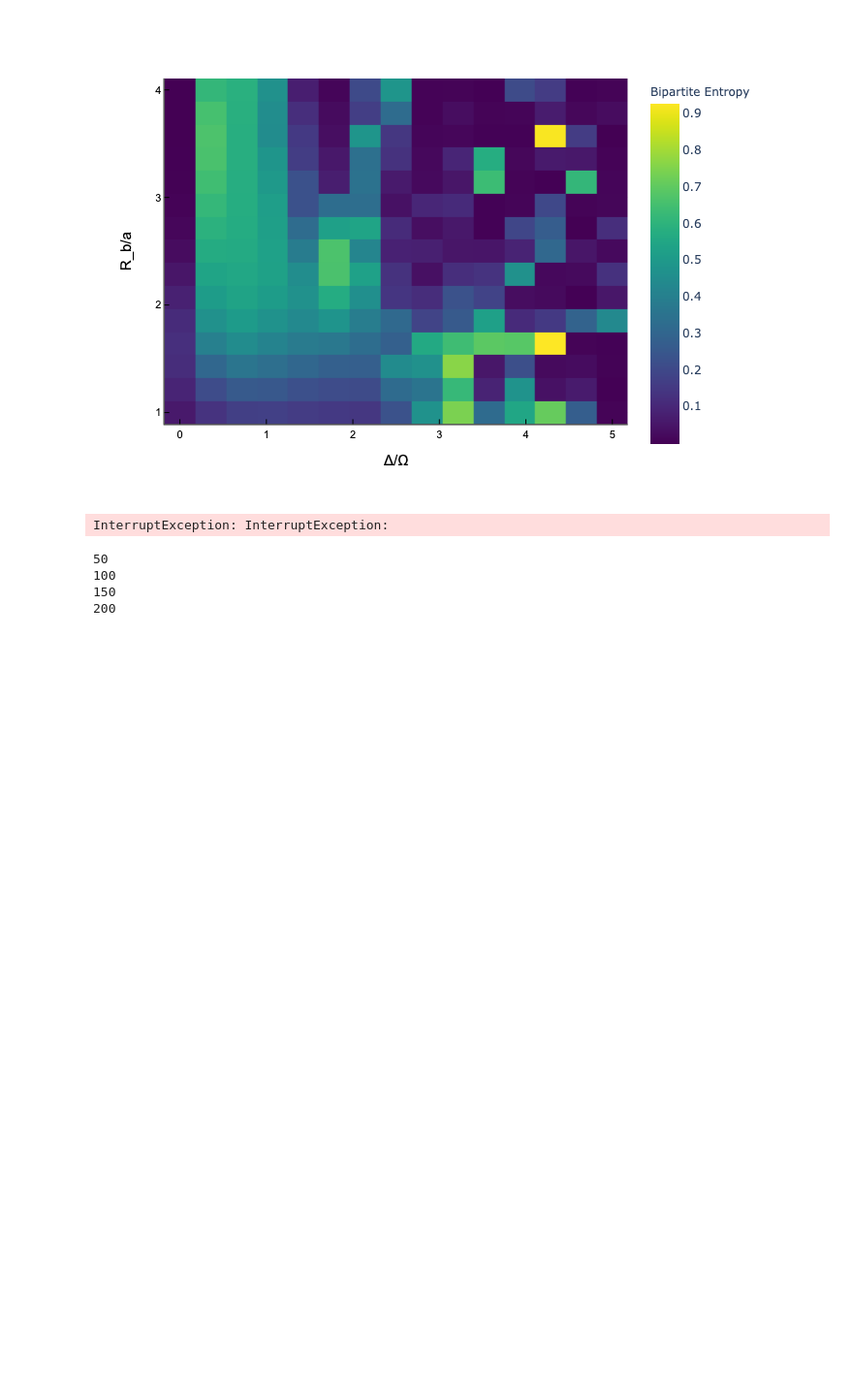
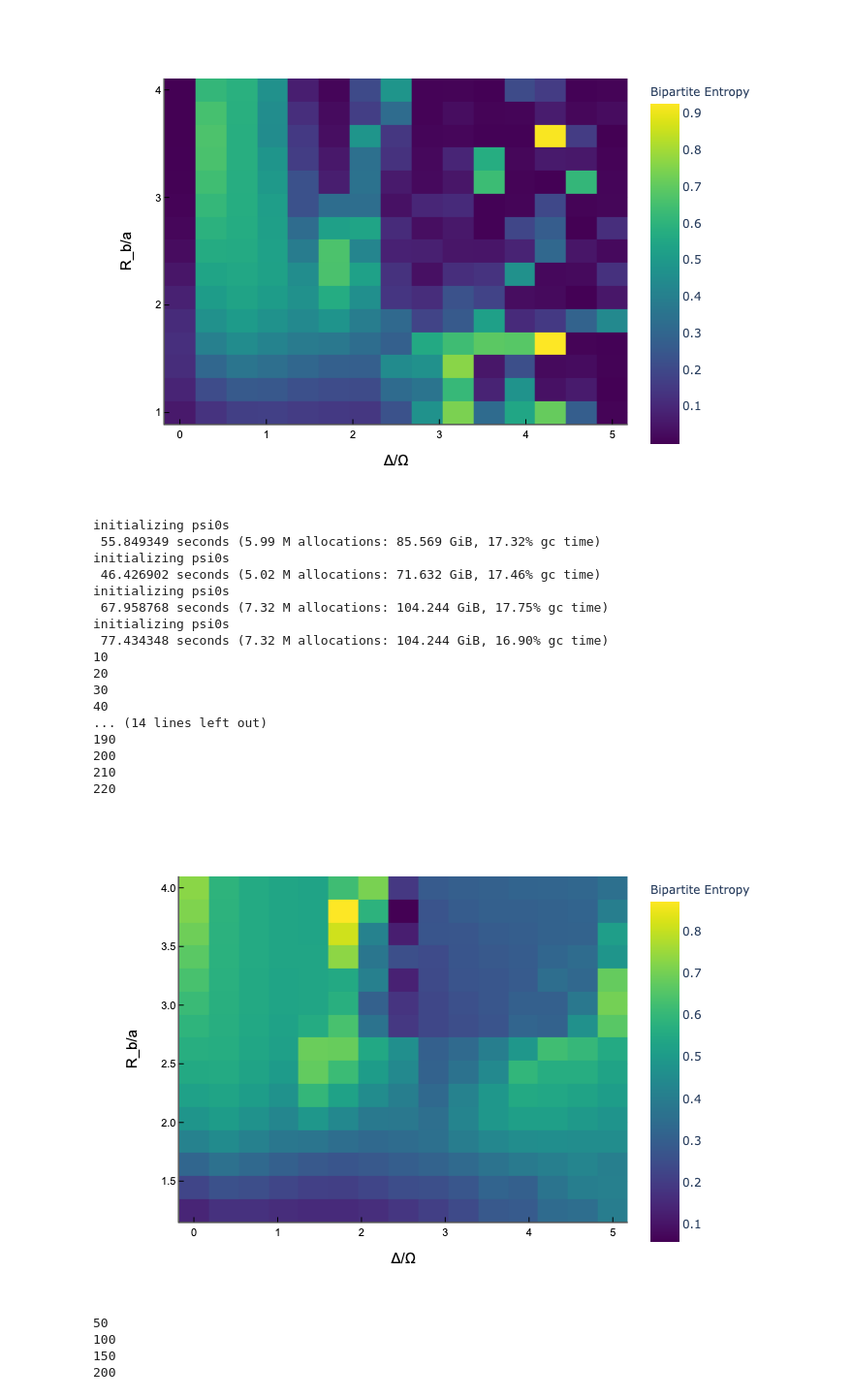
Before and after one commit to 1dividedby0/rabbit, a Jupyter notebook: julia_experiments/number_op.ipynb, the cells around one changed output. Shown at 97% size. Cells and saved outputs as stored; diff of their text form; code cells hidden in the pictures; blank space fills up the shorter version.

```diff
--- a/number_op.ipynb
+++ b/julia_experiments/number_op.ipynb
@@ -497,15 +559,35 @@ plot(stand(N, resolution, coarse_resolution, separation_assumption, 1, 4, 5, psi
 [figure]
 # %%
 plotlyjs()
-N=8
+ITensors.disable_warn_order()
+N=12
 resolution=15
-coarse_resolution=3
+coarse_resolution=2
 separation_assumption=2
 sites = siteinds("S=1/2", N)
 psi0 = MPS(sites, ["Dn" for i = 1:N])
-plot(stand(N, resolution, coarse_resolution, separation_assumption, 1, 4, 5, psi0, sites, false, 3))
+krylov_dim = 20
+simulation_data1, plot1 = stand(N, resolution, coarse_resolution, separation_assumption, 1.25, 4, 5, psi0, sites, false, krylov_dim)
+plot(plot1)
 # %% [output]
-InterruptException: InterruptException:
+initializing psi0s
+ 55.849349 seconds (5.99 M allocations: 85.569 GiB, 17.32% gc time)
+initializing psi0s
+ 46.426902 seconds (5.02 M allocations: 71.632 GiB, 17.46% gc time)
+initializing psi0s
+ 67.958768 seconds (7.32 M allocations: 104.244 GiB, 17.75% gc time)
+initializing psi0s
+ 77.434348 seconds (7.32 M allocations: 104.244 GiB, 16.90% gc time)
+10
+20
+30
+40
+... (14 lines left out)
+190
+200
+210
+220
+[figure, added]
 # %%
 plotlyjs()
 N=8
```
Also changed, not shown: parts of 5 cells of this notebook, 43 other files.
